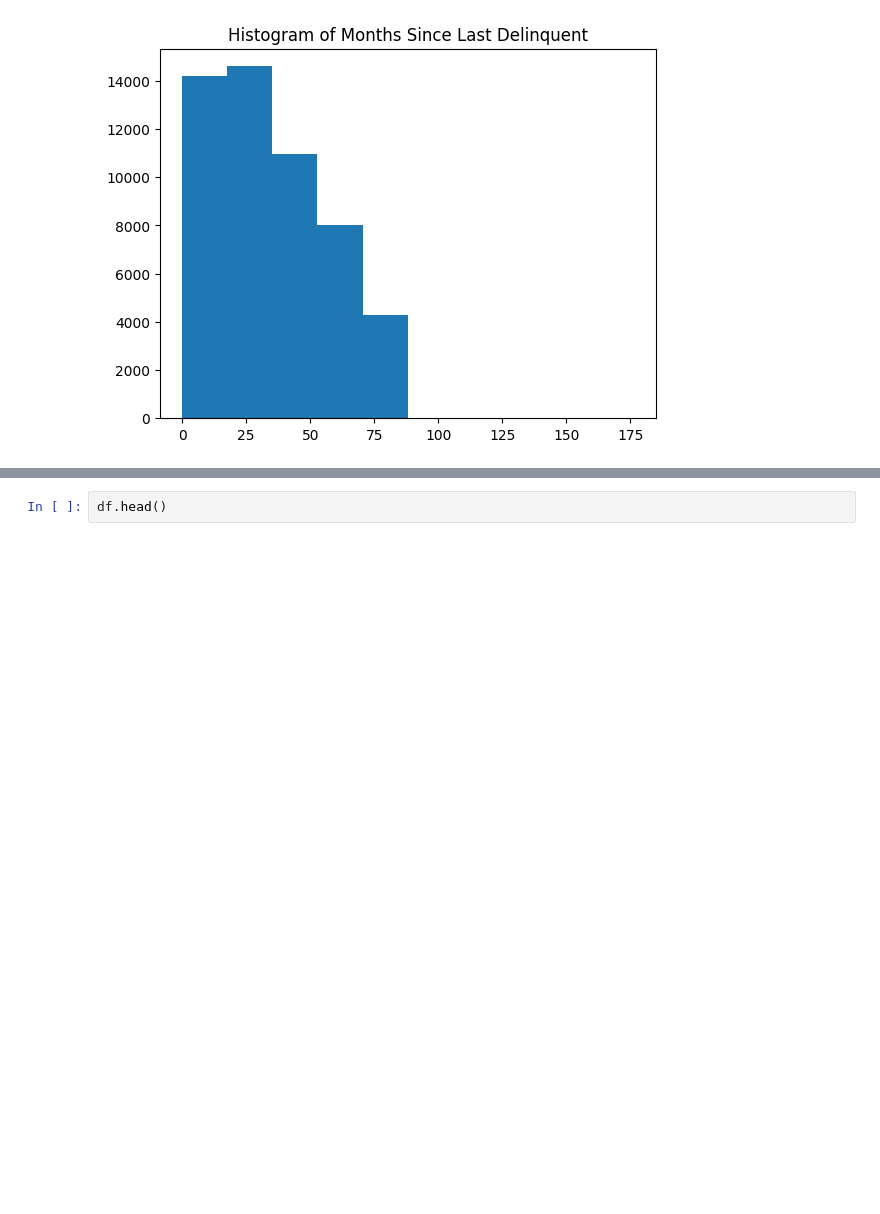
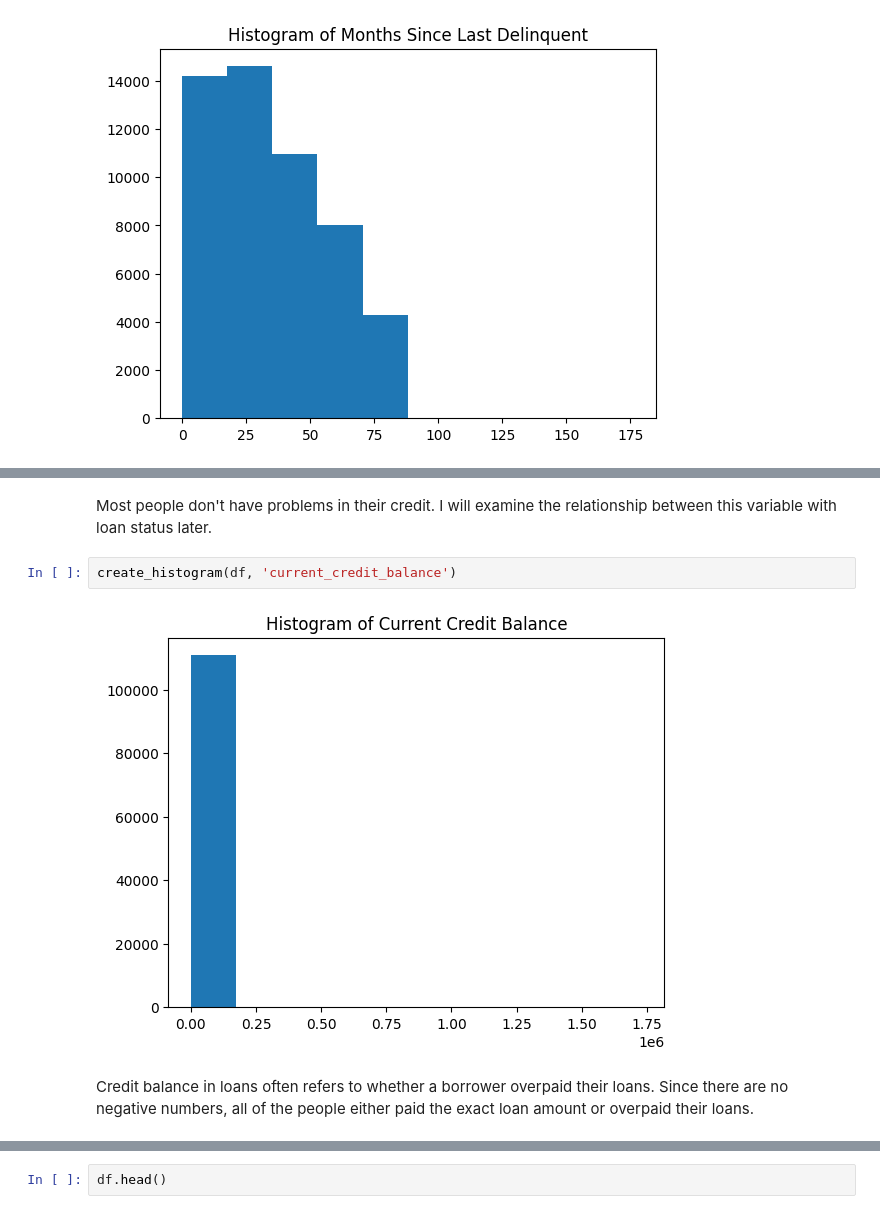
Before and after one commit to nugroho1234/loan-classification-h20-xgboost, a Jupyter notebook: Loan Classification Notebook.ipynb, the cells around one changed output, grey strips where cells are left out. Cells and saved outputs as stored; diff of their text form; blank space fills up the shorter version.

```diff
--- a/Loan Classification Notebook.ipynb
+++ b/Loan Classification Notebook.ipynb
@@ -368,0 +401,8 @@ create_histogram(df,'months_since_last_delinquent')
+# %% [markdown]
+Most people don't have problems in their credit. I will examine the relationship between this variable with loan status later.
+# %%
+create_histogram(df, 'current_credit_balance')
+# %% [output]
+[figure, added]
+# %% [markdown]
+Credit balance in loans often refers to whether a borrower overpaid their loans. Since there are no negative numbers, all of the people either paid the exact loan amount or overpaid their loans.
```
Also changed, not shown: parts of 68 cells of this notebook.
